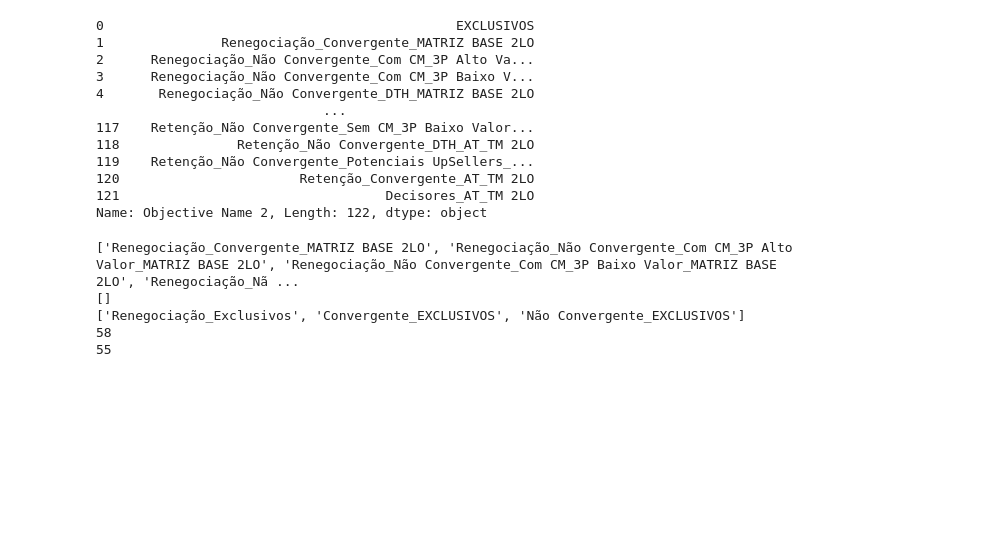
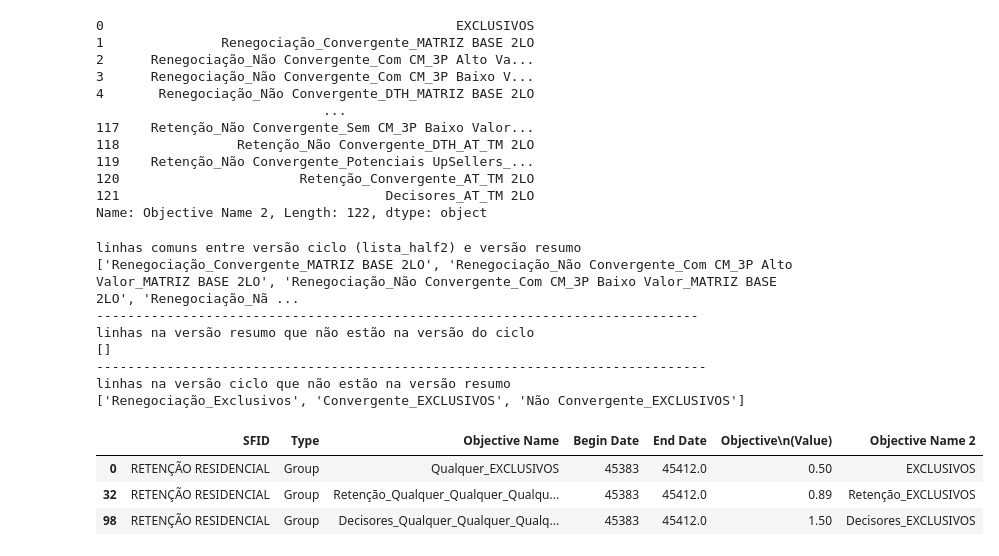
Before and after one commit to josepmatias/nos_reten-ao, a Jupyter notebook: objectivos_reactiva_versão ciclo.ipynb, the cells around one changed output. Cells and saved outputs as stored; diff of their text form; code cells hidden in the pictures; blank space fills up the shorter version.

```diff
--- a/objectivos_reactiva_versão ciclo.ipynb
+++ b/objectivos_reactiva_versão ciclo.ipynb
@@ -197,18 +201,31 @@ resumo2["Objective Name 2"]
 Name: Objective Name 2, Length: 122, dtype: object
 # %%
 #verificar se há linhas na dataframe "resumo" que não estão na dataframe ciclo
+print("linhas comuns entre versão ciclo (lista_half2) e versão resumo")
 print([i for i in resumo2.loc[resumo2["Objective Name 2"].str.contains("renegociação", case=False), "Objective Name 2"].tolist() if i in lista_half2])
-
+print("-----------------------------------------------------------------------------")
+print("linhas na versão resumo que não estão na versão do ciclo")
 print([i for i in resumo2.loc[resumo2["Objective Name 2"].str.contains("renegociação", case=False), "Objective Name 2"].tolist() if i not in lista_half2])
 
+print("------------------------------------------------------------------------------")
+print("linhas na versão ciclo que não estão na versão resumo")
+print([i for i in lista_half2 if i not in resumo2.loc[resumo2["Objective Name 2"].str.contains("renegociação", case=False), "Objective Name 2"].tolist()])
+#print(len(lista_half2))
 
-print([i for i in lista_half2 if i not in resumo2.loc[resumo2["Objective Name 2"].str.contains("renegociação", case=False), "Objective Name 2"].tolist()])
-print(len(lista_half2))
-
-print(len(resumo2.loc[resumo2["Objective Name 2"].str.contains("renegociação", case=False), "Objective Name 2"]))
+#print(len(resumo2.loc[resumo2["Objective Name 2"].str.contains("renegociação", case=False), "Objective Name 2"]))
 # %% [output]
+linhas comuns entre versão ciclo (lista_half2) e versão resumo
 ['Renegociação_Convergente_MATRIZ BASE 2LO', 'Renegociação_Não Convergente_Com CM_3P Alto Valor_MATRIZ BASE 2LO', 'Renegociação_Não Convergente_Com CM_3P Baixo Valor_MATRIZ BASE 2LO', 'Renegociação_Nã ...
+-----------------------------------------------------------------------------
+linhas na versão resumo que não estão na versão do ciclo
 []
+------------------------------------------------------------------------------
+linhas na versão ciclo que não estão na versão resumo
 ['Renegociação_Exclusivos', 'Convergente_EXCLUSIVOS', 'Não Convergente_EXCLUSIVOS']
-58
-55
+# %%
+resumo2[resumo2["Objective Name 2"].str.contains("exclusivo", case=False)]
+# %% [output]
+|  | SFID | Type | Objective Name | Begin Date | End Date | Objective\n(Value) | Objective Name 2 |
+| 0 | RETENÇÃO RESIDENCIAL | Group | Qualquer_EXCLUSIVOS | 45383 | 45412.0 | 0.50 | EXCLUSIVOS |
+| 32 | RETENÇÃO RESIDENCIAL | Group | Retenção_Qualquer_Qualquer_Qualqu... | 45383 | 45412.0 | 0.89 | Retenção_EXCLUSIVOS |
+| 98 | RETENÇÃO RESIDENCIAL | Group | Decisores_Qualquer_Qualquer_Qualq... | 45383 | 45412.0 | 1.50 | Decisores_EXCLUSIVOS |
```
Also changed, not shown: parts of 3 cells of this notebook.
